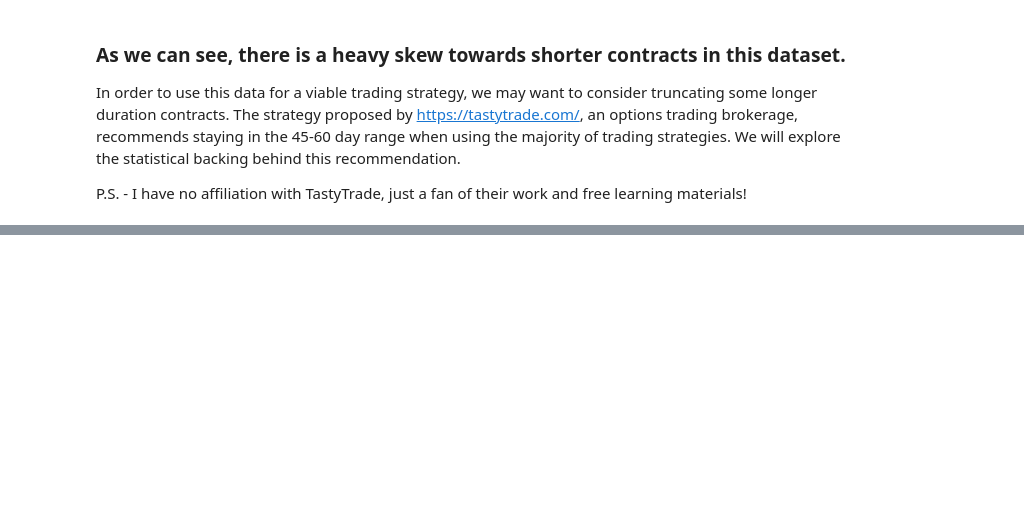
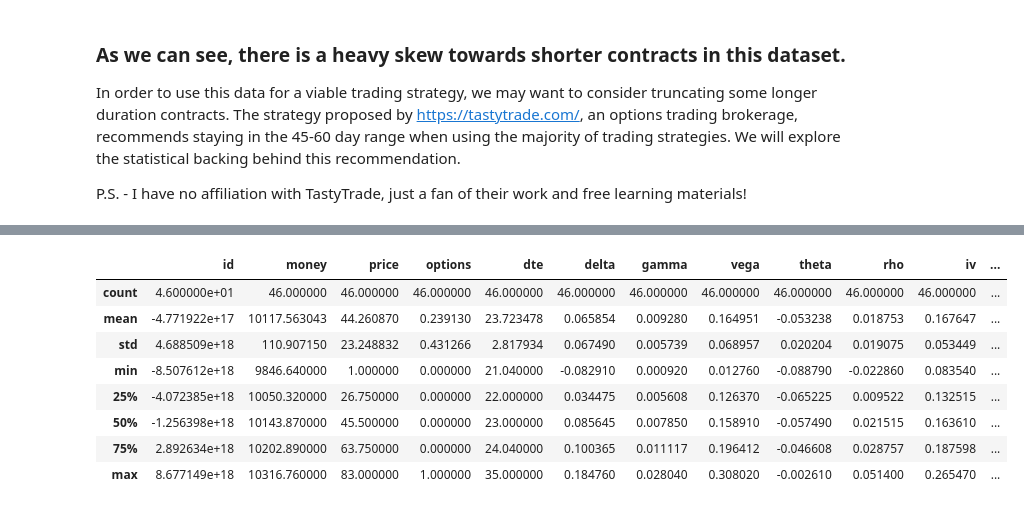
Before and after one commit to daneisburgh/invaas, a Jupyter notebook: notebooks/options-historical-test.ipynb, the cells around one changed output, grey strips where cells are left out. Saved outputs shown, nothing was run; the diff lists cells and outputs as text; code cells hidden in the pictures; blank space fills up the shorter version.

```diff
--- a/notebooks/options-historical-test.ipynb
+++ b/notebooks/options-historical-test.ipynb
@@ -442,0 +503,12 @@ Max Pct. Change: 159.31%
+# %%
+df_trades.loc[df_trades["pct_change"] < 0].dropna().describe()
+# %% [output]
+|  | id | money | price | options | dte | delta | gamma | vega | theta | rho | iv | ... |
+| count | 4.600000e+01 | 46.000000 | 46.000000 | 46.000000 | 46.000000 | 46.000000 | 46.000000 | 46.000000 | 46.000000 | 46.000000 | 46.000000 | ... |
+| mean | -4.771922e+17 | 10117.563043 | 44.260870 | 0.239130 | 23.723478 | 0.065854 | 0.009280 | 0.164951 | -0.053238 | 0.018753 | 0.167647 | ... |
+| std | 4.688509e+18 | 110.907150 | 23.248832 | 0.431266 | 2.817934 | 0.067490 | 0.005739 | 0.068957 | 0.020204 | 0.019075 | 0.053449 | ... |
+| min | -8.507612e+18 | 9846.640000 | 1.000000 | 0.000000 | 21.040000 | -0.082910 | 0.000920 | 0.012760 | -0.088790 | -0.022860 | 0.083540 | ... |
+| 25% | -4.072385e+18 | 10050.320000 | 26.750000 | 0.000000 | 22.000000 | 0.034475 | 0.005608 | 0.126370 | -0.065225 | 0.009522 | 0.132515 | ... |
+| 50% | -1.256398e+18 | 10143.870000 | 45.500000 | 0.000000 | 23.000000 | 0.085645 | 0.007850 | 0.158910 | -0.057490 | 0.021515 | 0.163610 | ... |
+| 75% | 2.892634e+18 | 10202.890000 | 63.750000 | 0.000000 | 24.040000 | 0.100365 | 0.011117 | 0.196412 | -0.046608 | 0.028757 | 0.187598 | ... |
+| max | 8.677149e+18 | 10316.760000 | 83.000000 | 1.000000 | 35.000000 | 0.184760 | 0.028040 | 0.308020 | -0.002610 | 0.051400 | 0.265470 | ... |
```
Also changed, not shown: parts of 7 cells of this notebook, 3 other files.
